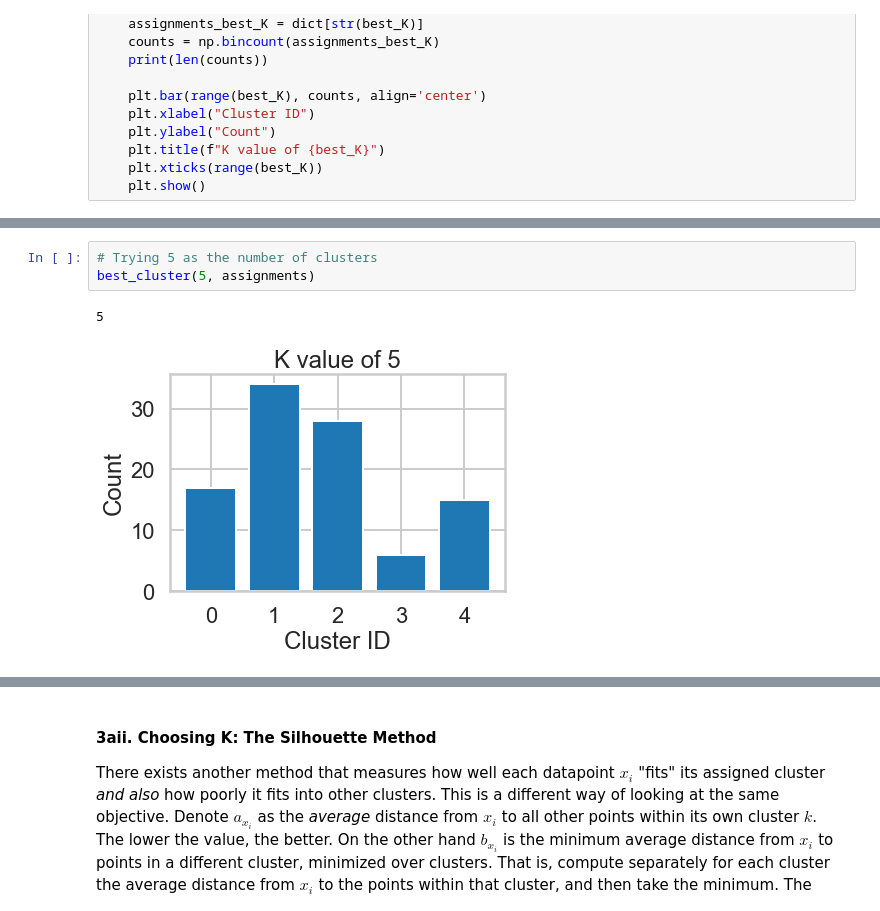
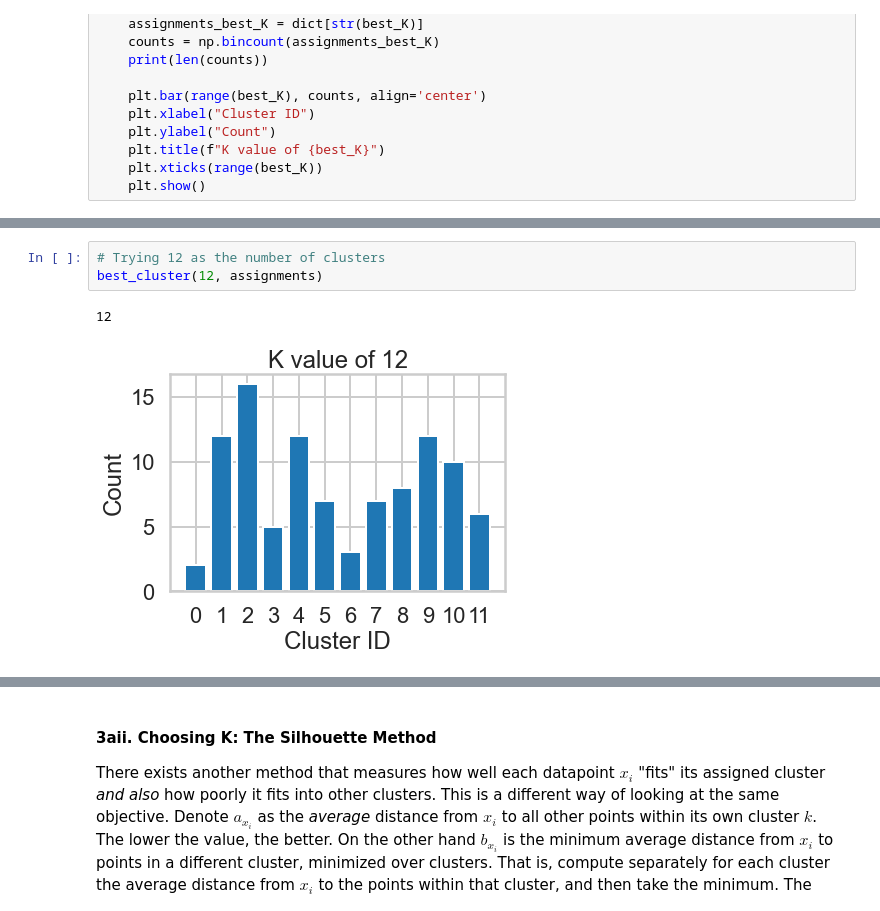
Before and after one commit to JasonCaldwellMBA/Clustering_Case_Study, a Jupyter notebook: Clustering Case Study - Customer Segmentation with K-Means - Tier 3.ipynb, the cells around one changed output, grey strips where cells are left out. Saved outputs shown, nothing was run; the diff lists cells and outputs as text.

```diff
--- a/Clustering Case Study - Customer Segmentation with K-Means - Tier 3.ipynb
+++ b/Clustering Case Study - Customer Segmentation with K-Means - Tier 3.ipynb
@@ -233,9 +231,9 @@ _, _, assignments = range_of_clusters(2, 20)
 # %%
-# Trying 5 as the number of clusters
-best_cluster(5, assignments)
+# Trying 12 as the number of clusters
+best_cluster(12, assignments)
 # %% [output]
-5
+12
-[figure, old version]
+[figure, new version]
 # %%
 # A smaller range looks like 3.
 _, _, _ = range_of_clusters(2, 6)
```
Also changed, not shown: parts of 15 cells of this notebook.
